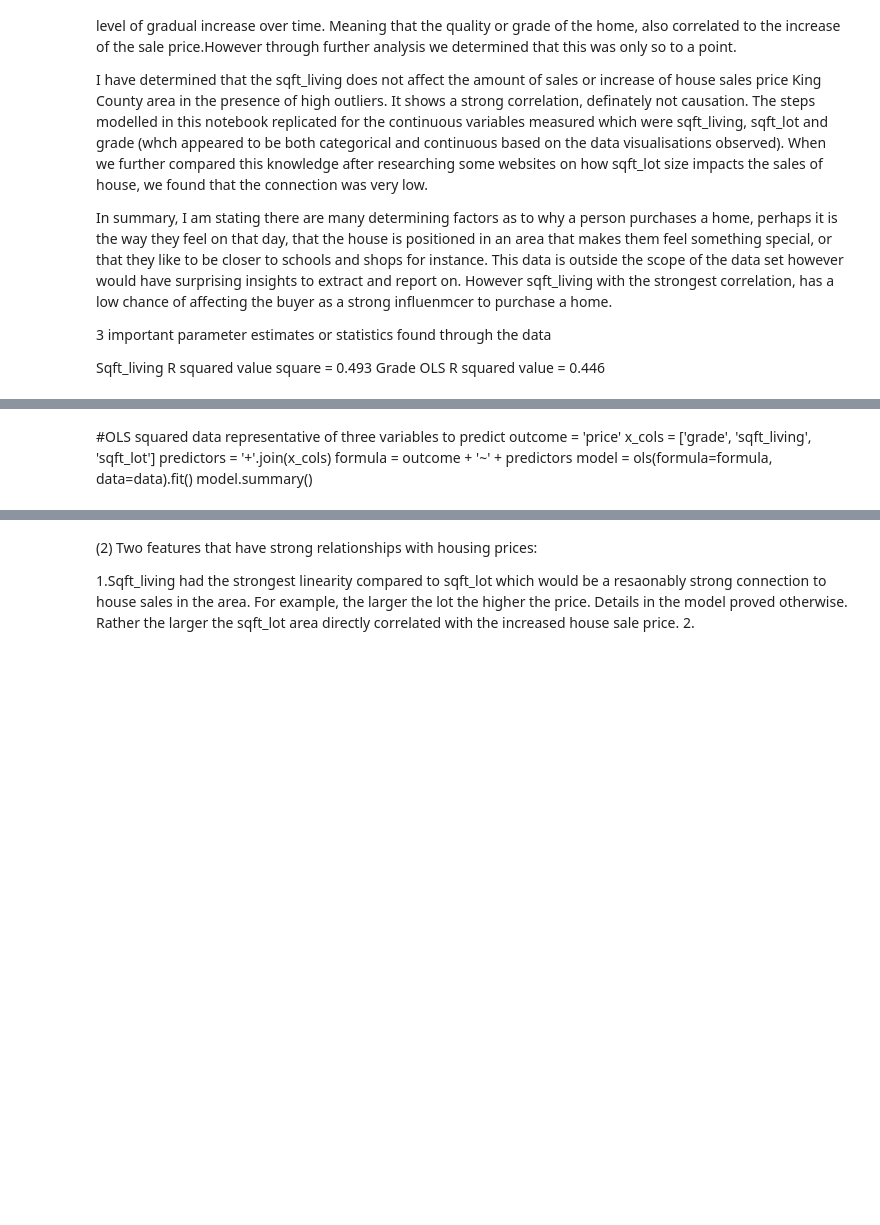
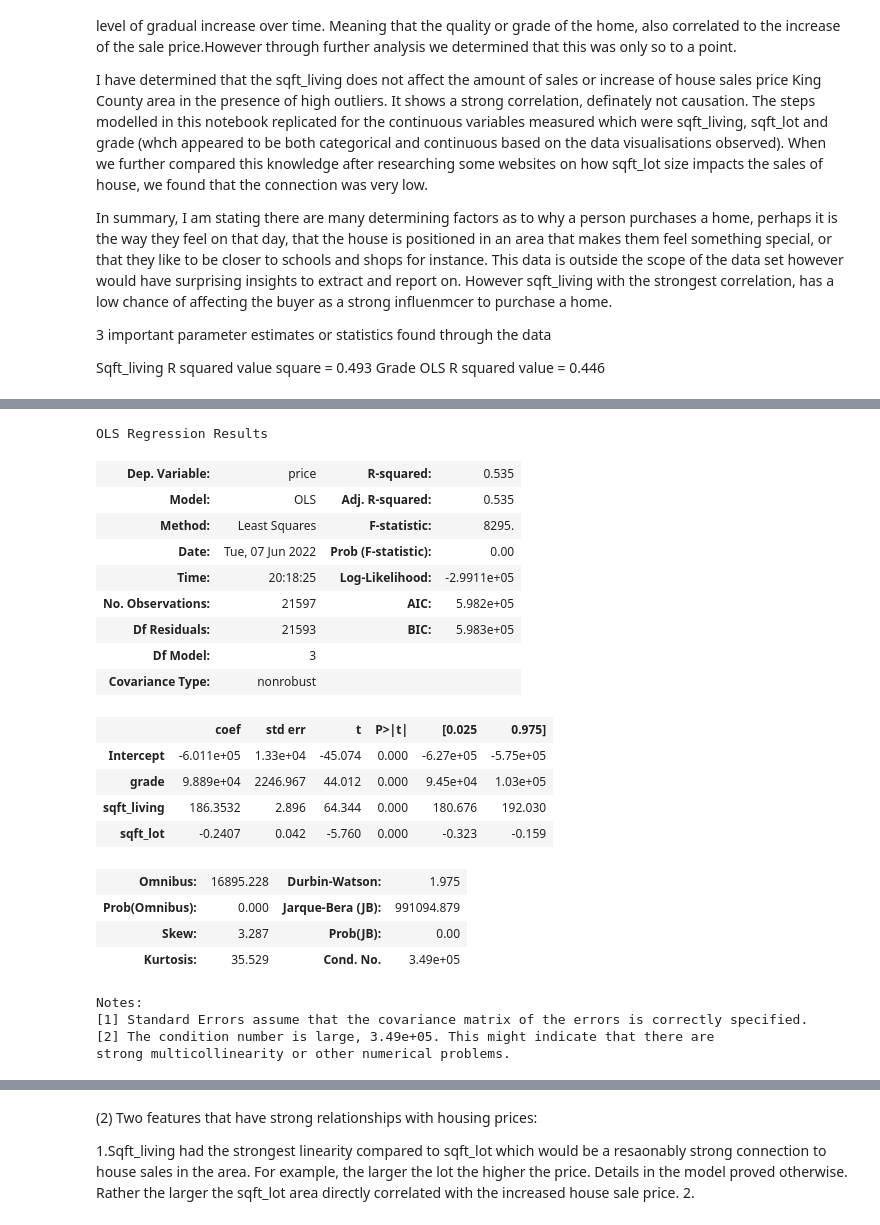
Before and after one commit to githosted/Phase2Pro, a Jupyter notebook: Phase2HousingProject-version2.ipynb, the cells around one changed output, grey strips where cells are left out. Drawn from its saved outputs; the diff is of its cells as text; code cells hidden in the pictures; blank space fills up the shorter version.

```diff
--- a/Phase2HousingProject-version2.ipynb
+++ b/Phase2HousingProject-version2.ipynb
@@ -244,14 +418,38 @@ print(mlr.params)
 #stipulating x & y variables
 X = preprocessed.drop('price_log', axis=1)
 y = preprocessed['price_log']
-# %% [markdown]
-#OLS squared data representative of three variables to predict
-outcome = 'price'
-x_cols = ['grade', 'sqft_living', 'sqft_lot']
-predictors = '+'.join(x_cols)
-formula = outcome + '~' + predictors
-model = ols(formula=formula, data=data).fit()
-model.summary()
+# %%
+#OLS squared data representative of three variables to predict
+outcome = 'price'
+x_cols = ['grade', 'sqft_living', 'sqft_lot']
+predictors = '+'.join(x_cols)
+formula = outcome + '~' + predictors
+model = ols(formula=formula, data=data).fit()
+model.summary()
+# %% [output]
+OLS Regression Results
+| Dep. Variable: | price | R-squared: | 0.535 |
+| Model: | OLS | Adj. R-squared: | 0.535 |
+| Method: | Least Squares | F-statistic: | 8295. |
+| Date: | Tue, 07 Jun 2022 | Prob (F-statistic): | 0.00 |
+| Time: | 20:18:25 | Log-Likelihood: | -2.9911e+05 |
+| No. Observations: | 21597 | AIC: | 5.982e+05 |
+| Df Residuals: | 21593 | BIC: | 5.983e+05 |
+| Df Model: | 3 |  |  |
+| Covariance Type: | nonrobust |  |  |
+|  | coef | std err | t | P>|t| | [0.025 | 0.975] |
+| Intercept | -6.011e+05 | 1.33e+04 | -45.074 | 0.000 | -6.27e+05 | -5.75e+05 |
+| grade | 9.889e+04 | 2246.967 | 44.012 | 0.000 | 9.45e+04 | 1.03e+05 |
+| sqft_living | 186.3532 | 2.896 | 64.344 | 0.000 | 180.676 | 192.030 |
+| sqft_lot | -0.2407 | 0.042 | -5.760 | 0.000 | -0.323 | -0.159 |
+| Omnibus: | 16895.228 | Durbin-Watson: | 1.975 |
+| Prob(Omnibus): | 0.000 | Jarque-Bera (JB): | 991094.879 |
+| Skew: | 3.287 | Prob(JB): | 0.00 |
+| Kurtosis: | 35.529 | Cond. No. | 3.49e+05 |
+Notes:
+[1] Standard Errors assume that the covariance matrix of the errors is correctly specified.
+[2] The condition number is large, 3.49e+05. This might indicate that there are
+strong multicollinearity or other numerical problems.
 # %%
 #Predicting data values
 data_preds = data.drop('price', axis=1)
```
Also changed, not shown: parts of 60 cells of this notebook, 5 other files.
